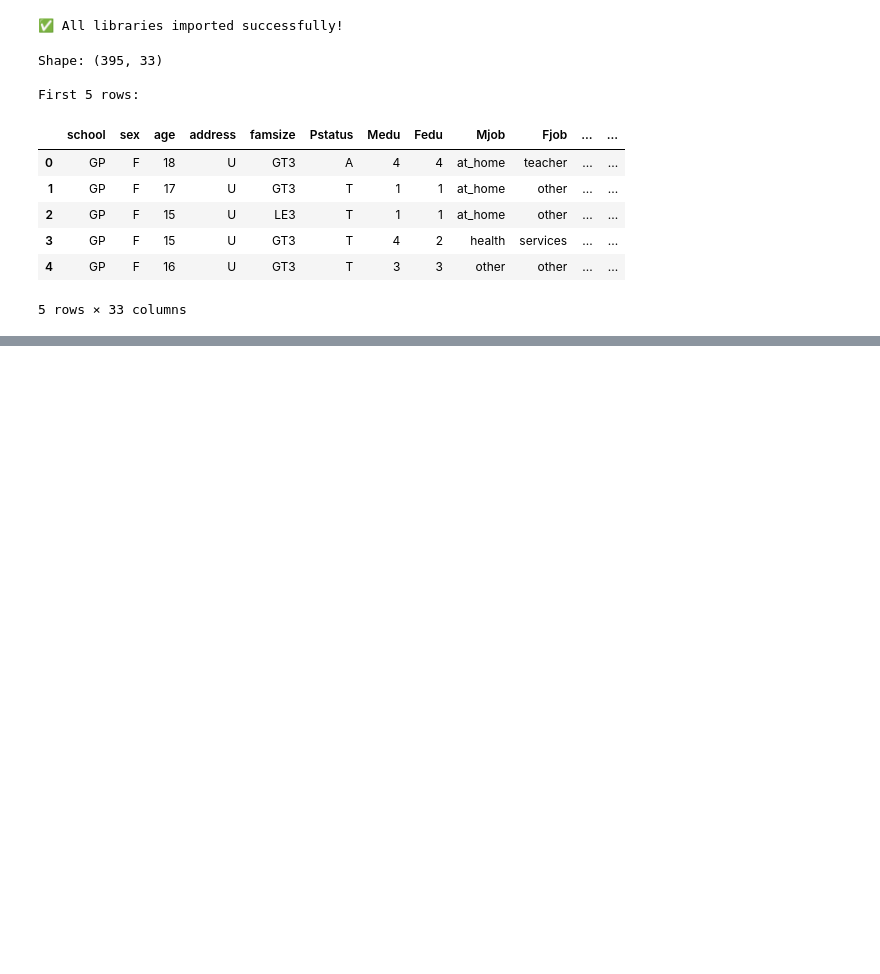
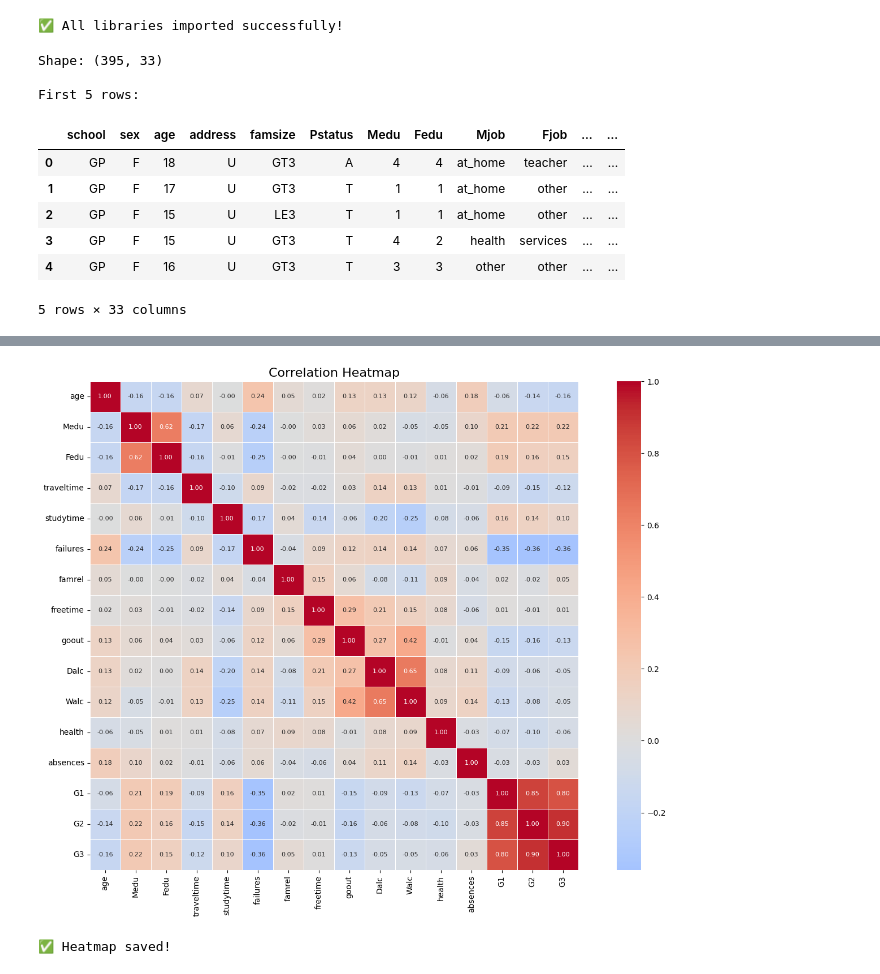
Before and after one commit to Truptiiio-o/student-performance-ml, a Jupyter notebook: notebooks/student_performance_ml.ipynb, the cells around one changed output, grey strips where cells are left out. Saved outputs shown, nothing was run; the diff lists cells and outputs as text; code cells hidden in the pictures; blank space fills up the shorter version.

```diff
--- a/notebooks/student_performance_ml.ipynb
+++ b/notebooks/student_performance_ml.ipynb
@@ -92,0 +134,16 @@ dtype: int64
+# %%
+# ── Cell 6 : Correlation Heatmap ──────────────────────────────────
+plt.figure(figsize=(14, 10))
+numeric_cols = df.select_dtypes(include=np.number).columns
+corr = df[numeric_cols].corr()
+
+sns.heatmap(corr, annot=True, fmt='.2f', cmap='coolwarm',
+            center=0, square=True, linewidths=0.5, annot_kws={'size':8})
+plt.title('Correlation Heatmap', fontsize=16)
+plt.tight_layout()
+plt.savefig('../outputs/correlation_heatmap.png', dpi=150)
+plt.show()
+print("✅ Heatmap saved!")
+# %% [output]
+[figure, added]
+✅ Heatmap saved!
```
Also changed, not shown: parts of 5 cells of this notebook, 2 other files.
